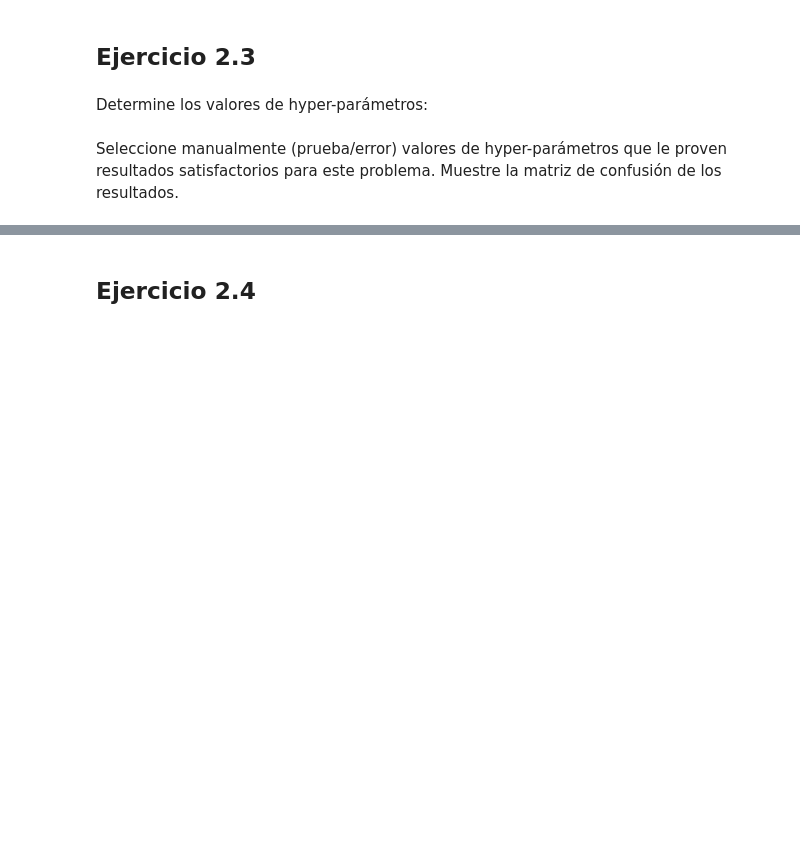
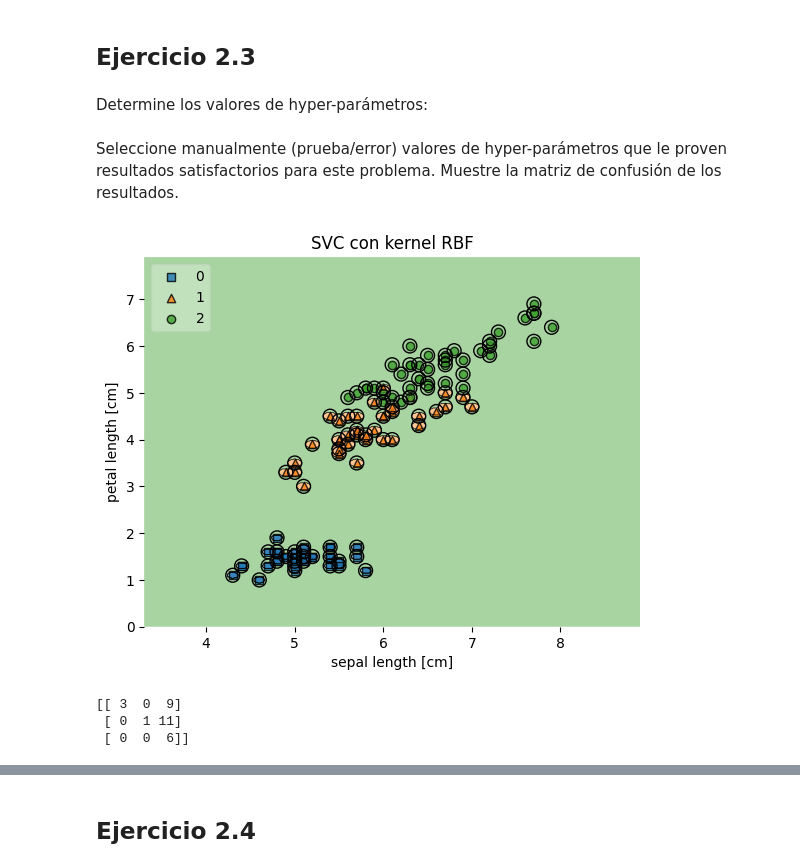
Before and after one commit to Gh0stJJ/Taller-4-Support-Vector-Machines, a Jupyter notebook: svm-hyper-parámetros.ipynb, the cells around one changed output, grey strips where cells are left out. Saved outputs shown, nothing was run; the diff lists cells and outputs as text; code cells hidden in the pictures; blank space fills up the shorter version.

```diff
--- a/svm-hyper-parámetros.ipynb
+++ b/svm-hyper-parámetros.ipynb
@@ -183,0 +243,24 @@ Seleccione manualmente (prueba/error) valores de hyper-parámetros que le proven
+# %%
+# Probando con C = 100 y gamma como 500
+gamma = 500
+C = 100
+#Tomamos petal length y sepal length
+X = irisdata[['sepal_length', 'petal_length']].to_numpy()
+target = irisdata["species"].cat.codes.to_numpy()
+
+#Usamos el 80% de los datos para entrenamiento y el 20% para test
+X_train, X_test, y_train, y_test = train_test_split(X, target, test_size = 0.20)
+
+clf = SVC(kernel='rbf', C=C, gamma=gamma)
+clf.fit(X_train, y_train)
+
+mostrar_regiones(X_train, y_train, clf, "SVC con kernel RBF")
+
+#Matriz de confusión
+print("Matriz de confusión: ")
+print(confusion_matrix(y_test, clf.predict(X_test)))
+# %% [output]
+[figure, added]
+[[ 3  0  9]
+ [ 0  1 11]
+ [ 0  0  6]]
```
Also changed, not shown: parts of 13 cells of this notebook.
